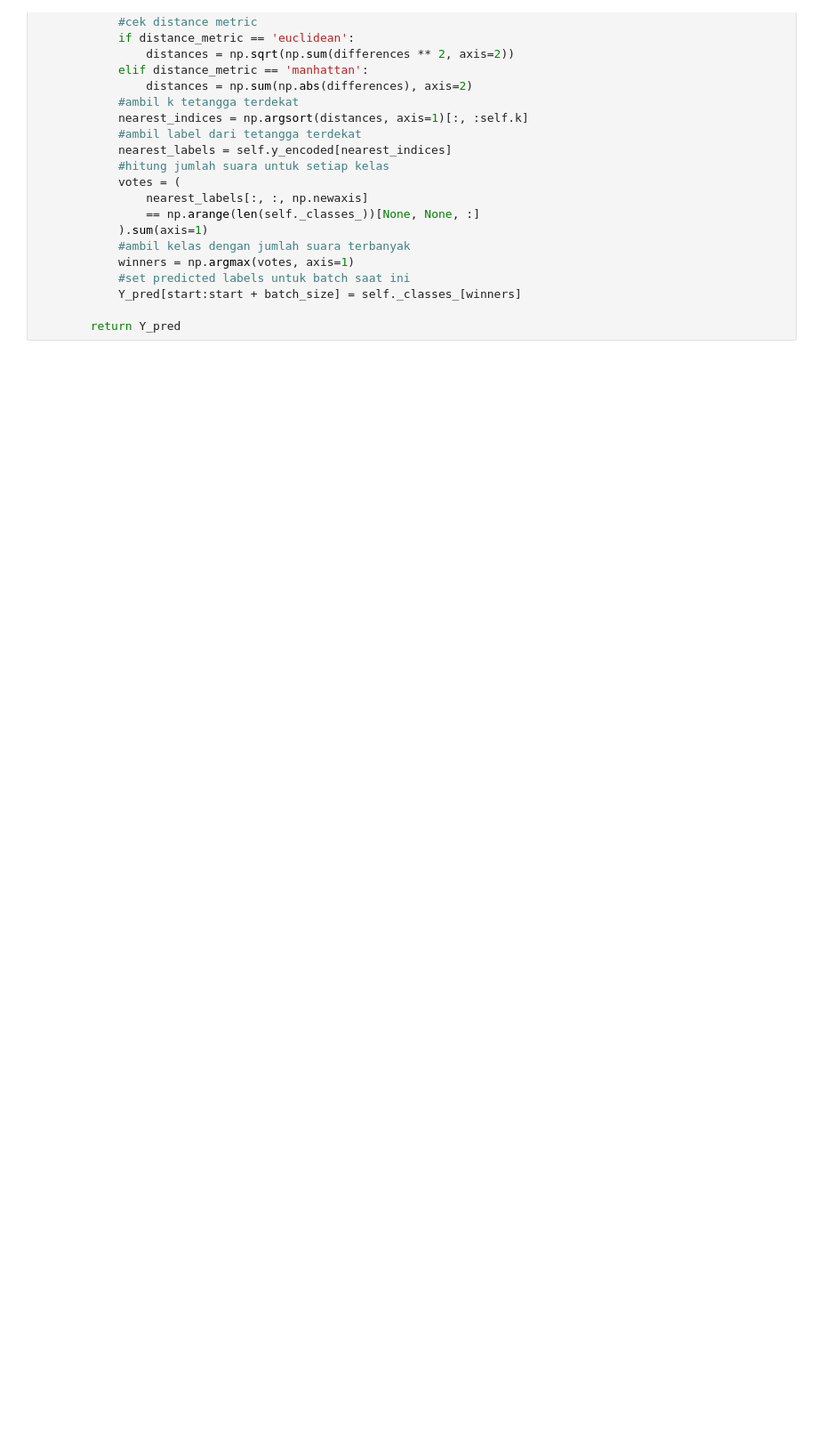
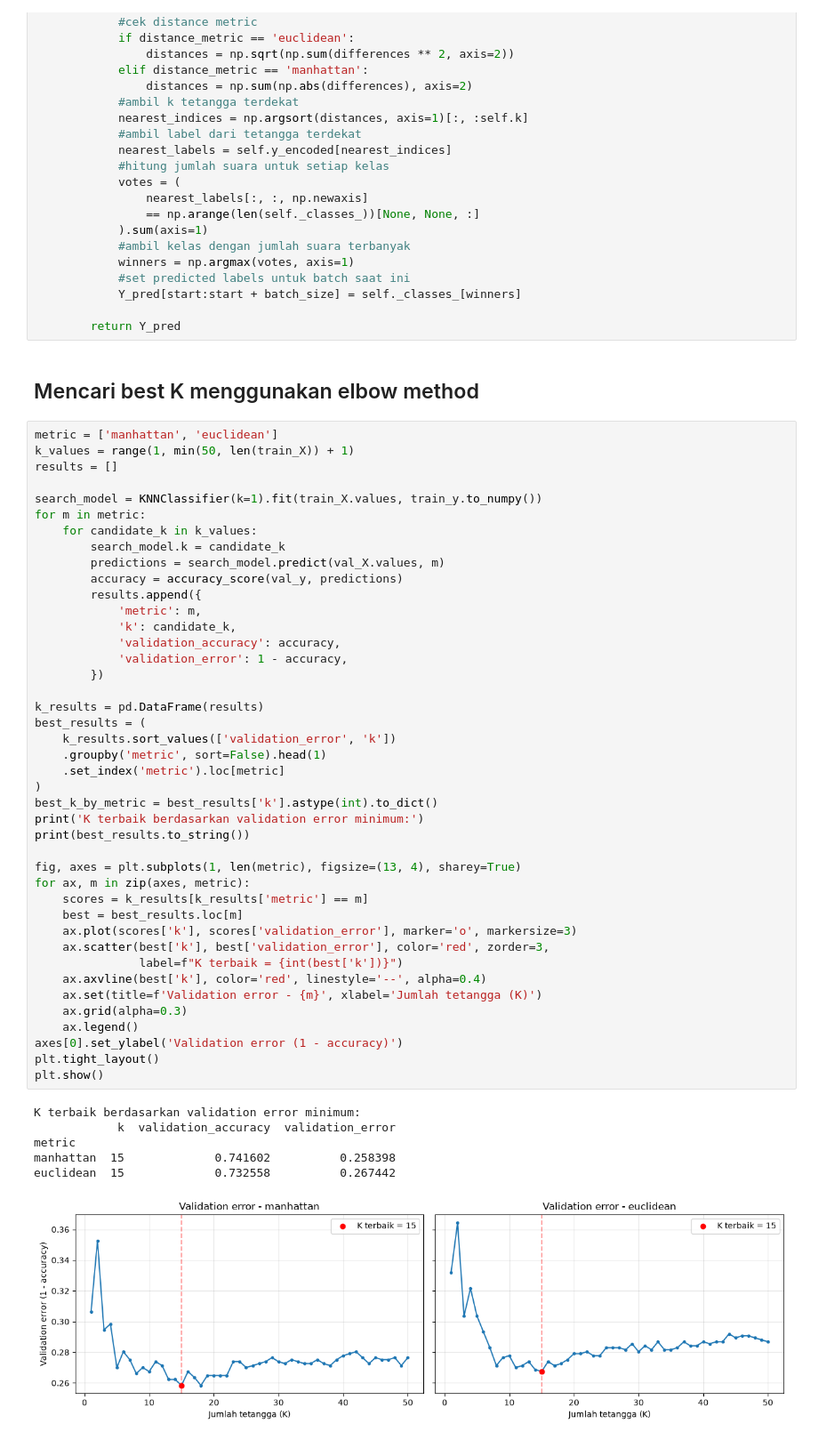
Before and after one commit to hamzhrdn/G6_AdvancedAI_Model, a Jupyter notebook: knn.ipynb, the cells around one changed output. Shown at 89% size. Drawn from its saved outputs; the diff is of its cells as text; blank space fills up the shorter version.

```diff
--- a/knn.ipynb
+++ b/knn.ipynb
@@ -53,4 +63,55 @@ class KNNClassifier():
             Y_pred[start:start + batch_size] = self._classes_[winners]
 
         return Y_pred
+# %% [markdown]
+## Mencari best K menggunakan elbow method
+# %%
+metric = ['manhattan', 'euclidean']
+k_values = range(1, min(50, len(train_X)) + 1)
+results = []
+
+search_model = KNNClassifier(k=1).fit(train_X.values, train_y.to_numpy())
+for m in metric:
+    for candidate_k in k_values:
+        search_model.k = candidate_k
+        predictions = search_model.predict(val_X.values, m)
+        accuracy = accuracy_score(val_y, predictions)
+        results.append({
+            'metric': m,
+            'k': candidate_k,
+            'validation_accuracy': accuracy,
+            'validation_error': 1 - accuracy,
+        })
+
+k_results = pd.DataFrame(results)
+best_results = (
+    k_results.sort_values(['validation_error', 'k'])
+    .groupby('metric', sort=False).head(1)
+    .set_index('metric').loc[metric]
+)
+best_k_by_metric = best_results['k'].astype(int).to_dict()
+print('K terbaik berdasarkan validation error minimum:')
+print(best_results.to_string())
+
+fig, axes = plt.subplots(1, len(metric), figsize=(13, 4), sharey=True)
+for ax, m in zip(axes, metric):
+    scores = k_results[k_results['metric'] == m]
+    best = best_results.loc[m]
+    ax.plot(scores['k'], scores['validation_error'], marker='o', markersize=3)
+    ax.scatter(best['k'], best['validation_error'], color='red', zorder=3,
+               label=f"K terbaik = {int(best['k'])}")
+    ax.axvline(best['k'], color='red', linestyle='--', alpha=0.4)
+    ax.set(title=f'Validation error - {m}', xlabel='Jumlah tetangga (K)')
+    ax.grid(alpha=0.3)
+    ax.legend()
+axes[0].set_ylabel('Validation error (1 - accuracy)')
+plt.tight_layout()
+plt.show()
+# %% [output]
+K terbaik berdasarkan validation error minimum:
+            k  validation_accuracy  validation_error
+metric
+manhattan  15             0.741602          0.258398
+euclidean  15             0.732558          0.267442
+[figure, added]
 # %%
```
Also changed, not shown: parts of 5 cells of this notebook, 17 other files.
